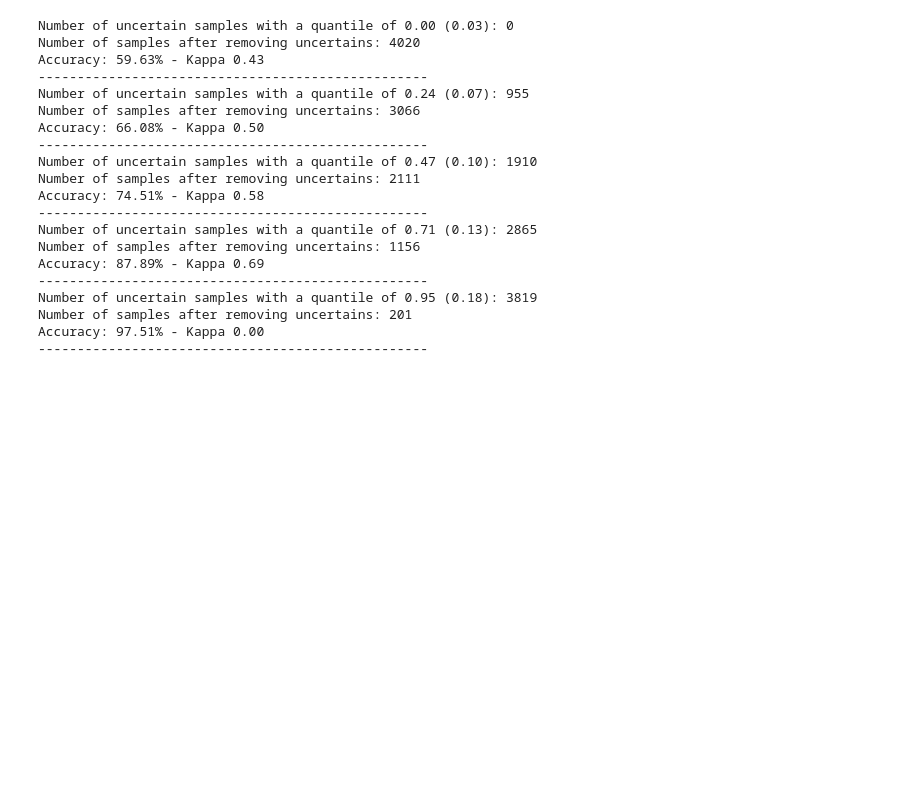
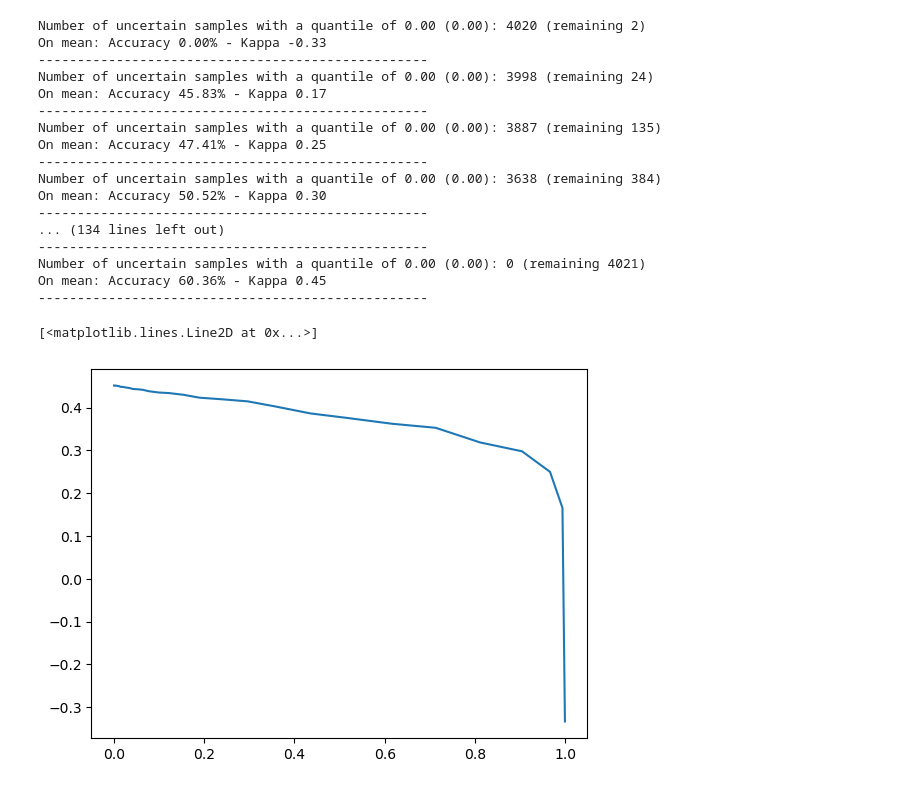
Before and after one commit to ClementPla/PycalcActivation, a Jupyter notebook: notebooks/uncertainty.ipynb, the cells around one changed output. Drawn from its saved outputs; the diff is of its cells as text; code cells hidden in the pictures; blank space fills up the shorter version.

```diff
--- a/notebooks/uncertainty.ipynb
+++ b/notebooks/uncertainty.ipynb
@@ -72,0 +97,4 @@ uncertainty = std.mean(1)
+# %%
+mean = preds.mean(dim=0)
+std = preds.var(dim=0)
+mean_loss = losses.mean(dim=0)
@@ -73,35 +128,46 @@ uncertainty = std.mean(1)
 # %%
-thresholds = torch.linspace(0.0, 0.95, 5).cuda()
+thresholds = torch.linspace(uncertainty.min() * 1.01, uncertainty.max(), 50).cuda()
+kappas = []
+npoints = []
 for t in thresholds:
-    quantile = torch.quantile(uncertainty, t)  # 95% quantile of the uncertainty
-    n_uncertain = (uncertainty < quantile).sum()
-    print(f"Number of uncertain samples with a quantile of {t:.2f} ({quantile:.2f}): {n_uncertain}")
-    x_filtered = x_val[uncertainty > quantile]
-    y_filtered = y_val[uncertainty > quantile]
-    print(f"Number of samples after removing uncertains: {len(x_filtered)}")
-    loss, scores = trainer.eval(x_filtered, y_filtered)
-    kappa = scores["CohenKappa"]
-    accuracy = scores["Accuracy"]
-    print(f"Accuracy: {accuracy:.2%} - Kappa {kappa:.2f}")
+    # quantile = torch.quantile(uncertainty, t)  # 95% quantile of the uncertainty
+    quantile = t
+    n_uncertain = (uncertainty > quantile).sum()
+    x_filtered = x_val[uncertainty < quantile]
+    y_filtered = y_val[uncertainty < quantile]
+    print(
+        f"Number of uncertain samples with a quantile of {t:.2f} ({quantile:.2f}): {n_uncertain} (remaining {len(x_filtered)})"
+    )
+
+    trainer.metrics.reset()
+    trainer.metrics(mean[uncertainty < quantile], y_filtered)
+
+    scores = trainer.metrics.compute()
+    kappas.append(scores["CohenKappa"].item())
+    npoints.append(n_uncertain.item() / len(x_val))
+
+    print(f"On mean: Accuracy {scores['Accuracy']:.2%} - Kappa {scores['CohenKappa']:.2f}")
     print(50 * "-")
 # %% [output]
-Number of uncertain samples with a quantile of 0.00 (0.03): 0
-Number of samples after removing uncertains: 4020
-Accuracy: 59.63% - Kappa 0.43
+Number of uncertain samples with a quantile of 0.00 (0.00): 4020 (remaining 2)
+On mean: Accuracy 0.00% - Kappa -0.33
 --------------------------------------------------
-Number of uncertain samples with a quantile of 0.24 (0.07): 955
-Number of samples after removing uncertains: 3066
-Accuracy: 66.08% - Kappa 0.50
+Number of uncertain samples with a quantile of 0.00 (0.00): 3998 (remaining 24)
+On mean: Accuracy 45.83% - Kappa 0.17
 --------------------------------------------------
-Number of uncertain samples with a quantile of 0.47 (0.10): 1910
-Number of samples after removing uncertains: 2111
-Accuracy: 74.51% - Kappa 0.58
+Number of uncertain samples with a quantile of 0.00 (0.00): 3887 (remaining 135)
+On mean: Accuracy 47.41% - Kappa 0.25
 --------------------------------------------------
-Number of uncertain samples with a quantile of 0.71 (0.13): 2865
-Number of samples after removing uncertains: 1156
-Accuracy: 87.89% - Kappa 0.69
+Number of uncertain samples with a quantile of 0.00 (0.00): 3638 (remaining 384)
+On mean: Accuracy 50.52% - Kappa 0.30
 --------------------------------------------------
-Number of uncertain samples with a quantile of 0.95 (0.18): 3819
-Number of samples after removing uncertains: 201
-Accuracy: 97.51% - Kappa 0.00
+... (134 lines left out)
 --------------------------------------------------
+Number of uncertain samples with a quantile of 0.00 (0.00): 0 (remaining 4021)
+On mean: Accuracy 60.36% - Kappa 0.45
+--------------------------------------------------
+# %%
+plt.plot(npoints, kappas)
+# %% [output]
+[<matplotlib.lines.Line2D at 0x...>]
+[figure, added]
```
Also changed, not shown: parts of 7 cells of this notebook, 3 other files.
